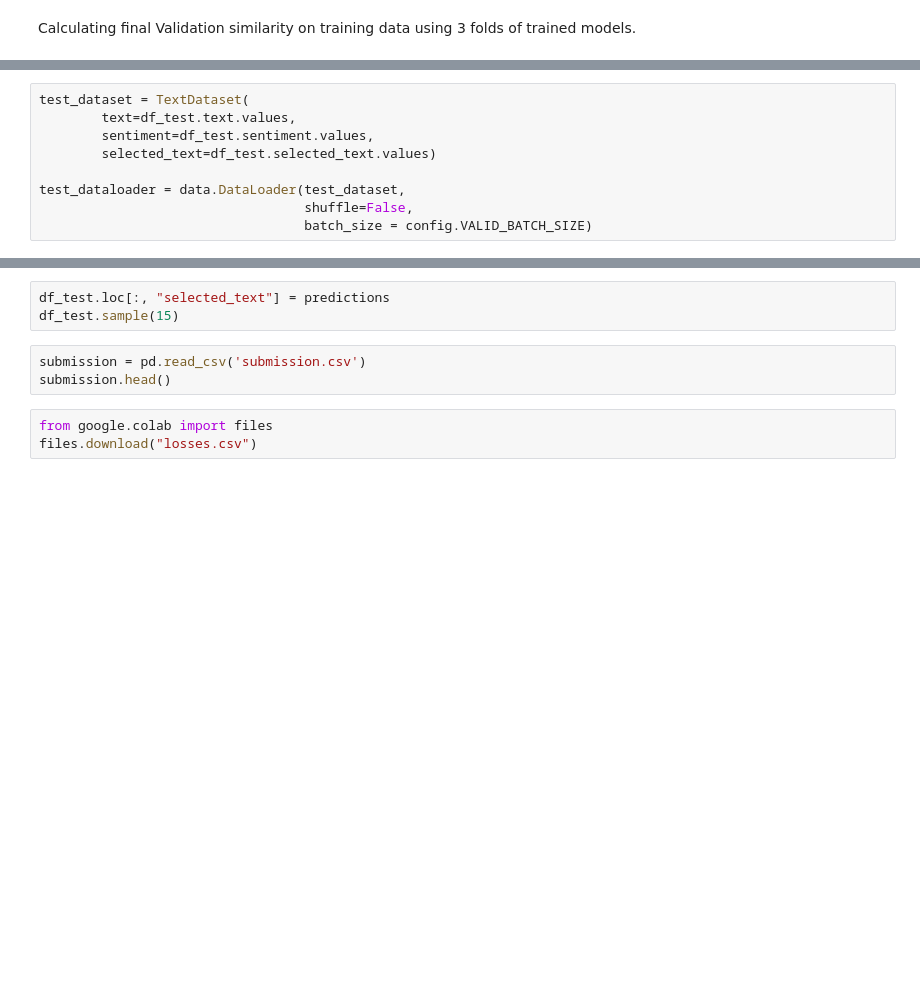
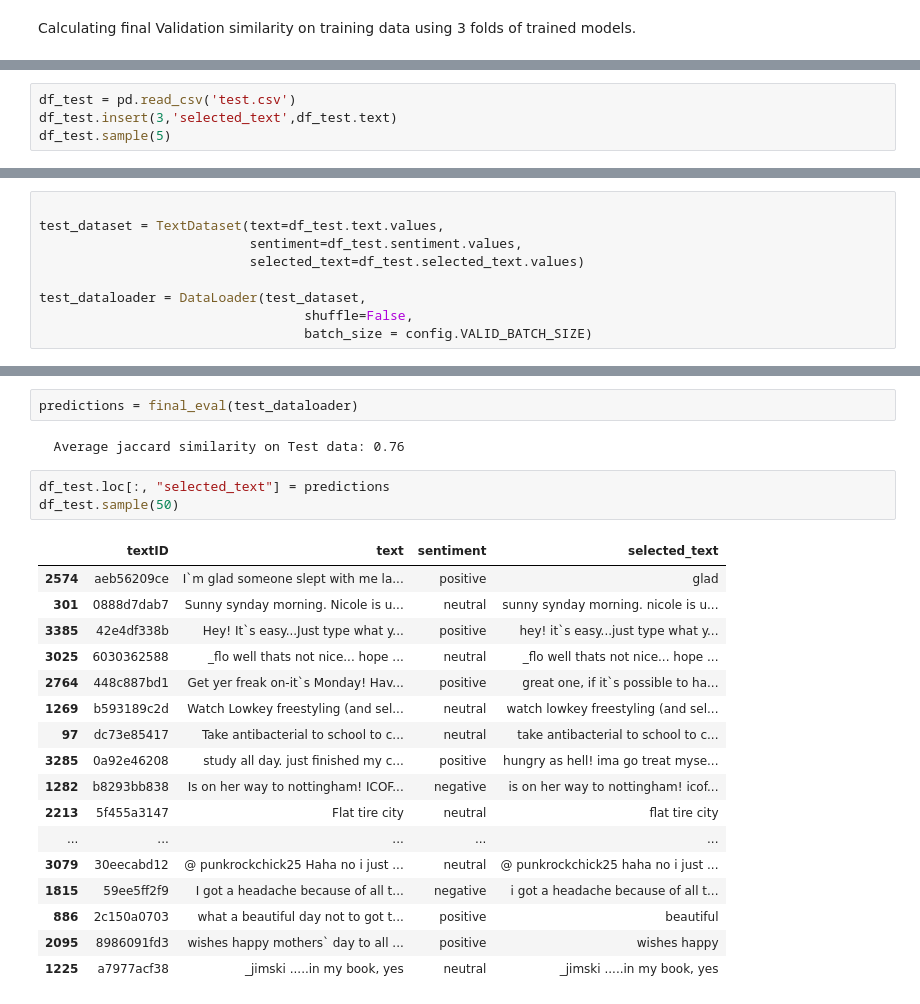
Before and after one commit to jrakhshanda/Text-Mining, a Jupyter notebook: text_mining.ipynb, the cells around one changed output, grey strips where cells are left out. Saved outputs shown, nothing was run; the diff lists cells and outputs as text; blank space fills up the shorter version.

```diff
--- a/text_mining.ipynb
+++ b/text_mining.ipynb
@@ -739,0 +904,4 @@ with torch.no_grad():
+# %%
+df_test = pd.read_csv('test.csv')
+df_test.insert(3,'selected_text',df_test.text)
+df_test.sample(5)
@@ -740,9 +915,9 @@ with torch.no_grad():
 # %%
-test_dataset = TextDataset(
-        text=df_test.text.values,
-        sentiment=df_test.sentiment.values,
-        selected_text=df_test.selected_text.values)
 
-test_dataloader = data.DataLoader(test_dataset,
+test_dataset = TextDataset(text=df_test.text.values,
+                           sentiment=df_test.sentiment.values,
+                           selected_text=df_test.selected_text.values)
+
+test_dataloader = DataLoader(test_dataset,
                                   shuffle=False,
                                   batch_size = config.VALID_BATCH_SIZE)
@@ -811,9 +924,25 @@ with torch.no_grad():
+# %%
+predictions = final_eval(test_dataloader)
+# %% [output]
+  Average jaccard similarity on Test data: 0.76
 # %%
 df_test.loc[:, "selected_text"] = predictions
-df_test.sample(15)
+df_test.sample(50)
+# %% [output]
+|  | textID | text | sentiment | selected_text |
+| 2574 | aeb56209ce | I`m glad someone slept with me la... | positive | glad |
+| 301 | 0888d7dab7 | Sunny synday morning. Nicole is u... | neutral | sunny synday morning. nicole is u... |
+| 3385 | 42e4df338b | Hey! It`s easy...Just type what y... | positive | hey! it`s easy...just type what y... |
+| 3025 | 6030362588 | _flo well thats not nice... hope ... | neutral | _flo well thats not nice... hope ... |
+| 2764 | 448c887bd1 | Get yer freak on-it`s Monday! Hav... | positive | great one, if it`s possible to ha... |
+| 1269 | b593189c2d | Watch Lowkey freestyling (and sel... | neutral | watch lowkey freestyling (and sel... |
+| 97 | dc73e85417 | Take antibacterial to school to c... | neutral | take antibacterial to school to c... |
+| 3285 | 0a92e46208 | study all day. just finished my c... | positive | hungry as hell! ima go treat myse... |
+| 1282 | b8293bb838 | Is on her way to nottingham! ICOF... | negative | is on her way to nottingham! icof... |
+| 2213 | 5f455a3147 | Flat tire city | neutral | flat tire city |
+| ... | ... | ... | ... | ... |
+| 3079 | 30eecabd12 | @ punkrockchick25 Haha no i just ... | neutral | @ punkrockchick25 haha no i just ... |
+| 1815 | 59ee5ff2f9 | I got a headache because of all t... | negative | i got a headache because of all t... |
+| 886 | 2c150a0703 | what a beautiful day not to got t... | positive | beautiful |
+| 2095 | 8986091fd3 | wishes happy mothers` day to all ... | positive | wishes happy |
+| 1225 | a7977acf38 | _jimski .....in my book, yes | neutral | _jimski .....in my book, yes |
-# %%
-submission = pd.read_csv('submission.csv')
-submission.head()
-# %%
-from google.colab import files
-files.download("losses.csv")
```
Also changed, not shown: parts of 34 cells of this notebook.
